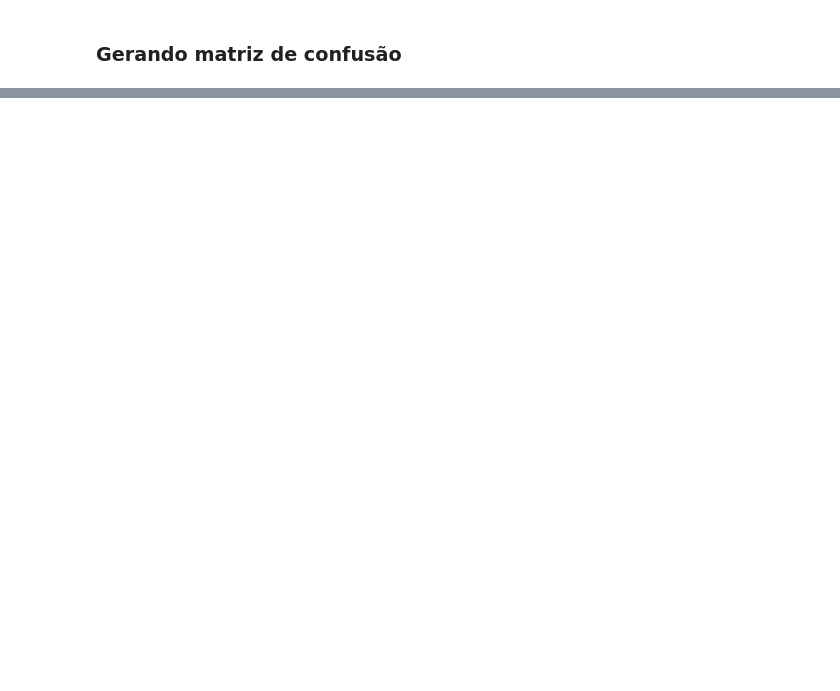
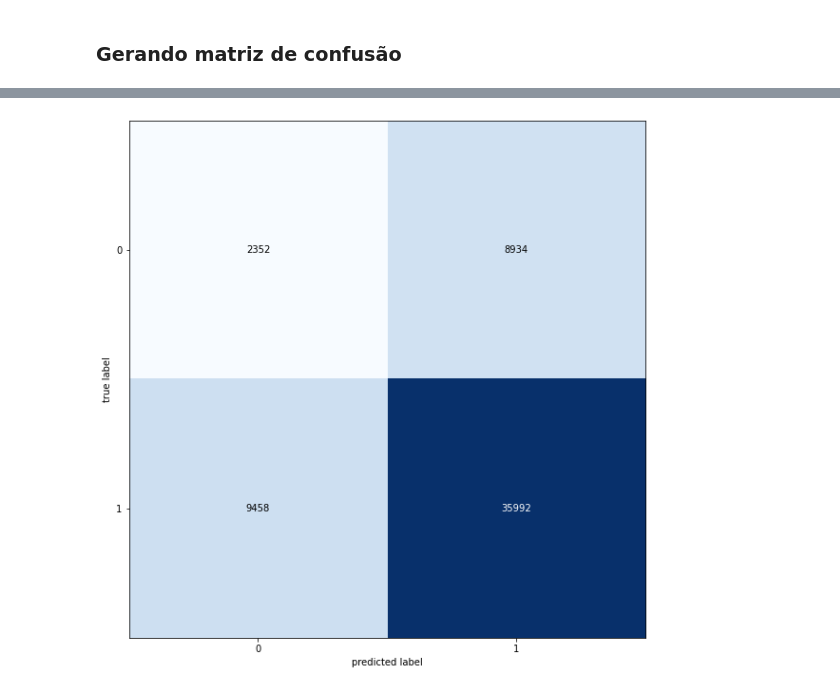
Before and after one commit to AlbertoACG/CameraTrap-iwildcam2020, a Jupyter notebook: ResNet18_iwild205.ipynb, the cells around one changed output, grey strips where cells are left out. Cells and saved outputs as stored; diff of their text form; code cells hidden in the pictures; blank space fills up the shorter version.

Commit message:
add confusion matrix e analises pos-treino

```diff
--- a/ResNet18_iwild205.ipynb
+++ b/ResNet18_iwild205.ipynb
@@ -203,6 +235,8 @@ Confusion Matrix
 # %%
 cm=confusion_matrix(validation_generator.classes, y_pred)
 # %%
-#from mlxtend.plotting import plot_confusion_matrix
-#fig, ax = plot_confusion_matrix(conf_mat=cm ,  figsize=(10, 10))
-#plt.show()
+from mlxtend.plotting import plot_confusion_matrix
+fig, ax = plot_confusion_matrix(conf_mat=cm ,  figsize=(10, 10))
+plt.show()
+# %% [output]
+[figure, added]
```
Also changed, not shown: parts of 5 cells of this notebook.
